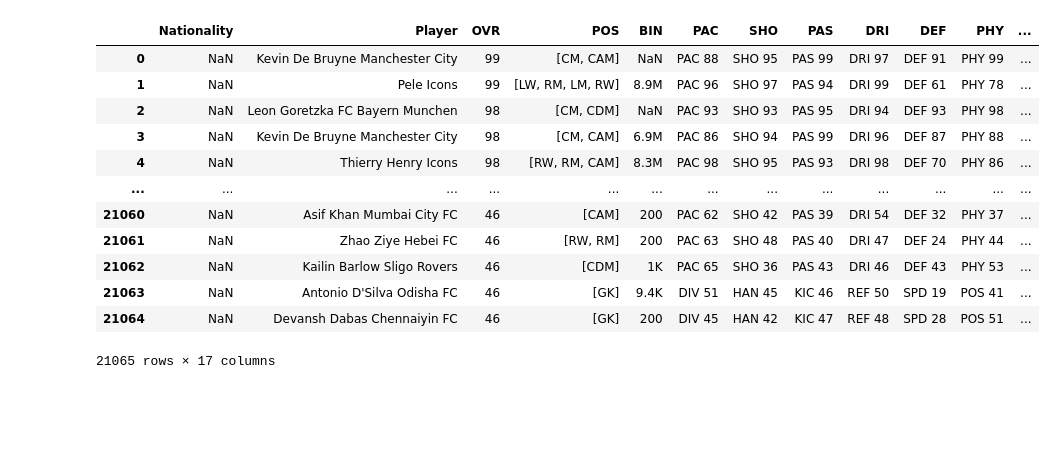
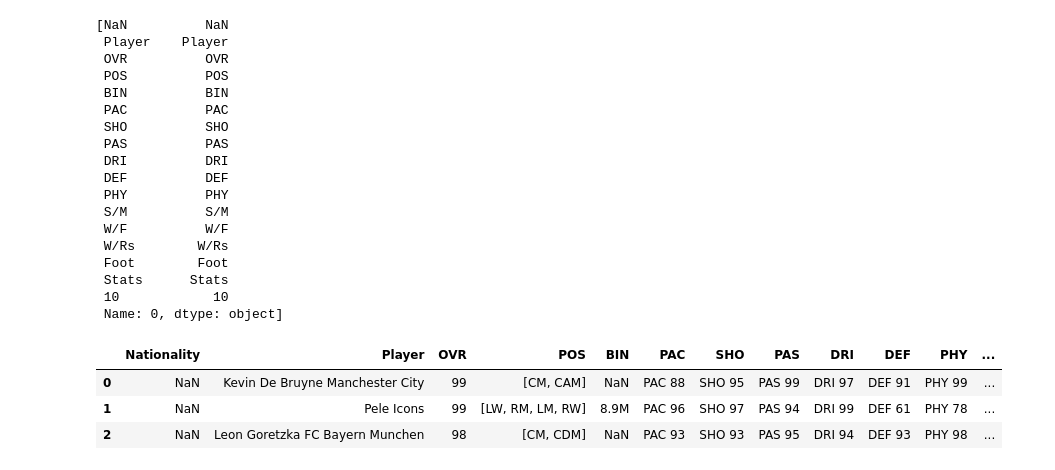
Before and after one commit to velo007/FUT_project, a Jupyter notebook: FUT_project.ipynb, the cells around one changed output. Saved outputs shown, nothing was run; the diff lists cells and outputs as text; code cells hidden in the pictures; blank space fills up the shorter version.

```diff
--- a/FUT_project.ipynb
+++ b/FUT_project.ipynb
@@ -75,19 +142,31 @@ def format_data(data: pd.DataFrame) -> pd.DataFrame:
+# %%
+[test.iloc[0]]
+# %% [output]
+[NaN          NaN
+ Player    Player
+ OVR          OVR
+ POS          POS
+ BIN          BIN
+ PAC          PAC
+ SHO          SHO
+ PAS          PAS
+ DRI          DRI
+ DEF          DEF
+ PHY          PHY
+ S/M          S/M
+ W/F          W/F
+ W/Rs        W/Rs
+ Foot        Foot
+ Stats      Stats
+ 10            10
+ Name: 0, dtype: object]
 # %%
 data = pd.read_csv('all_players_data.csv')
 main_df = format_data(data)
 # %%
-main_df
+main_df.head(3)
 # %% [output]
 |  | Nationality | Player | OVR | POS | BIN | PAC | SHO | PAS | DRI | DEF | PHY | ... |
 | 0 | NaN | Kevin De Bruyne Manchester City | 99 | [CM, CAM] | NaN | PAC 88 | SHO 95 | PAS 99 | DRI 97 | DEF 91 | PHY 99 | ... |
 | 1 | NaN | Pele Icons | 99 | [LW, RM, LM, RW] | 8.9M | PAC 96 | SHO 97 | PAS 94 | DRI 99 | DEF 61 | PHY 78 | ... |
 | 2 | NaN | Leon Goretzka FC Bayern Munchen | 98 | [CM, CDM] | NaN | PAC 93 | SHO 93 | PAS 95 | DRI 94 | DEF 93 | PHY 98 | ... |
-| 3 | NaN | Kevin De Bruyne Manchester City | 98 | [CM, CAM] | 6.9M | PAC 86 | SHO 94 | PAS 99 | DRI 96 | DEF 87 | PHY 88 | ... |
-| 4 | NaN | Thierry Henry Icons | 98 | [RW, RM, CAM] | 8.3M | PAC 98 | SHO 95 | PAS 93 | DRI 98 | DEF 70 | PHY 86 | ... |
-| ... | ... | ... | ... | ... | ... | ... | ... | ... | ... | ... | ... | ... |
-| 21060 | NaN | Asif Khan Mumbai City FC | 46 | [CAM] | 200 | PAC 62 | SHO 42 | PAS 39 | DRI 54 | DEF 32 | PHY 37 | ... |
-| 21061 | NaN | Zhao Ziye Hebei FC | 46 | [RW, RM] | 200 | PAC 63 | SHO 48 | PAS 40 | DRI 47 | DEF 24 | PHY 44 | ... |
-| 21062 | NaN | Kailin Barlow Sligo Rovers | 46 | [CDM] | 1K | PAC 65 | SHO 36 | PAS 43 | DRI 46 | DEF 43 | PHY 53 | ... |
-| 21063 | NaN | Antonio D'Silva Odisha FC | 46 | [GK] | 9.4K | DIV 51 | HAN 45 | KIC 46 | REF 50 | SPD 19 | POS 41 | ... |
-| 21064 | NaN | Devansh Dabas Chennaiyin FC | 46 | [GK] | 200 | DIV 45 | HAN 42 | KIC 47 | REF 48 | SPD 28 | POS 51 | ... |
-21065 rows × 17 columns
```
Also changed, not shown: parts of 7 cells of this notebook, 1 other file.
